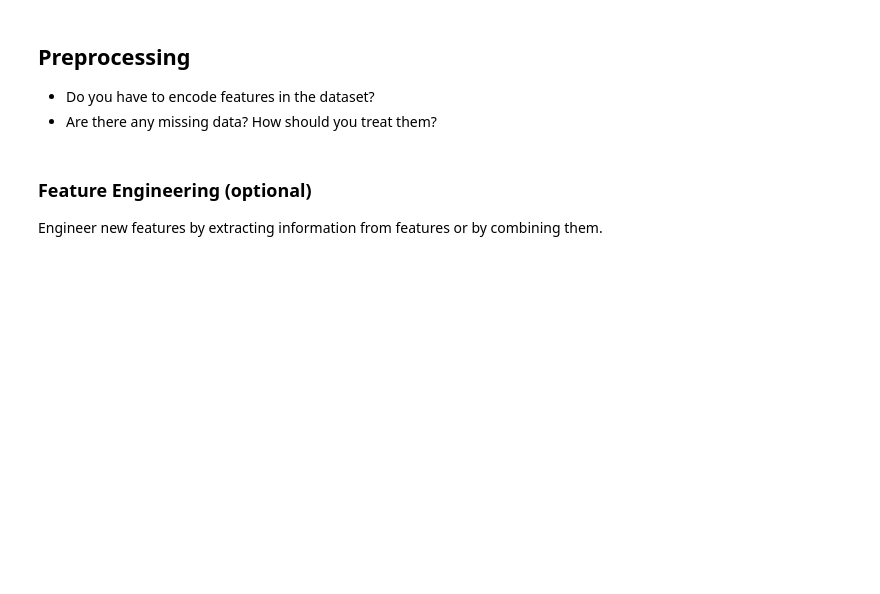
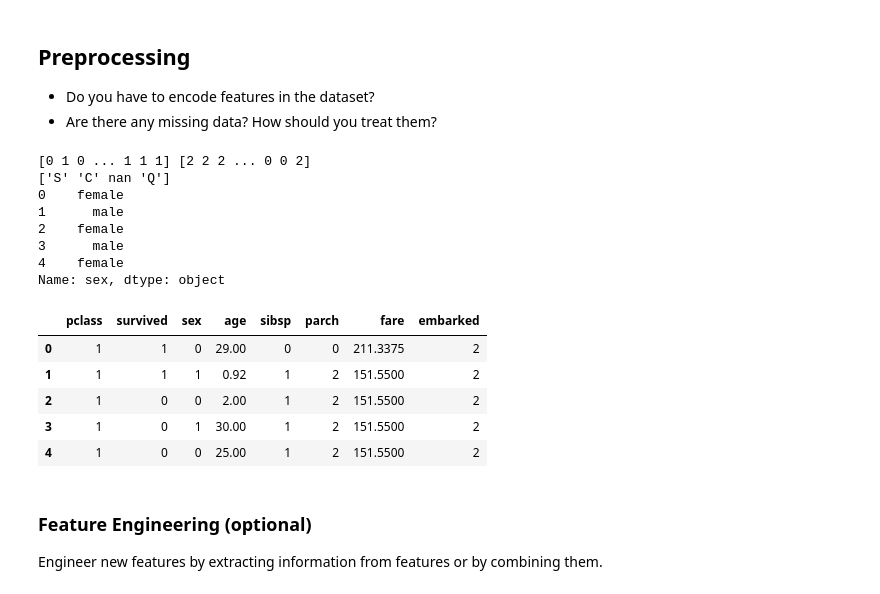
Before and after one commit to izzyyhh/datam, a Jupyter notebook: Titantic_dataset_analysis.ipynb, the cells around one changed output. Saved outputs shown, nothing was run; the diff lists cells and outputs as text; code cells hidden in the pictures; blank space fills up the shorter version.

```diff
--- a/Titantic_dataset_analysis.ipynb
+++ b/Titantic_dataset_analysis.ipynb
@@ -145,8 +171,45 @@ raise NotImplementedError()
 * Do you have to encode features in the dataset?
 * Are there any missing data? How should you treat them?
 # %%
-# YOUR CODE HERE
-raise NotImplementedError()
+import pandas as pd
+from sklearn.preprocessing import LabelEncoder
+
+label_encoder = LabelEncoder()
+preprocessed = pd.DataFrame(data.copy())
+
+encoded_sex = label_encoder.fit_transform(preprocessed['sex'])
+encoded_embarked = label_encoder.fit_transform(preprocessed['embarked'])
+
+print(encoded_sex, encoded_embarked)
+preprocessed['sex'] = encoded_sex
+preprocessed['embarked'] = encoded_embarked
+
+print(data['embarked'].unique())
+
+print(data['sex'].head())
+
+preprocessed = preprocessed.drop(columns=['ticket', 'cabin', 'home.dest', 'name', 'boat', 'body'])
+
+average_age = data['age'].mean()
+preprocessed = preprocessed.fillna(average_age)
+preprocessed.dropna()
+
+preprocessed.head()
+# %% [output]
+[0 1 0 ... 1 1 1] [2 2 2 ... 0 0 2]
+['S' 'C' nan 'Q']
+0    female
+1      male
+2    female
+3      male
+4    female
+Name: sex, dtype: object
+|  | pclass | survived | sex | age | sibsp | parch | fare | embarked |
+| 0 | 1 | 1 | 0 | 29.00 | 0 | 0 | 211.3375 | 2 |
+| 1 | 1 | 1 | 1 | 0.92 | 1 | 2 | 151.5500 | 2 |
+| 2 | 1 | 0 | 0 | 2.00 | 1 | 2 | 151.5500 | 2 |
+| 3 | 1 | 0 | 1 | 30.00 | 1 | 2 | 151.5500 | 2 |
+| 4 | 1 | 0 | 0 | 25.00 | 1 | 2 | 151.5500 | 2 |
 # %% [markdown]
 ### Feature Engineering (optional)
 
```
Also changed, not shown: parts of 8 cells of this notebook.
